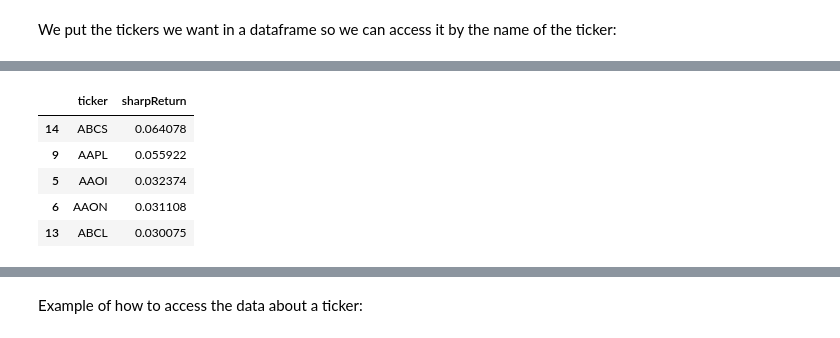
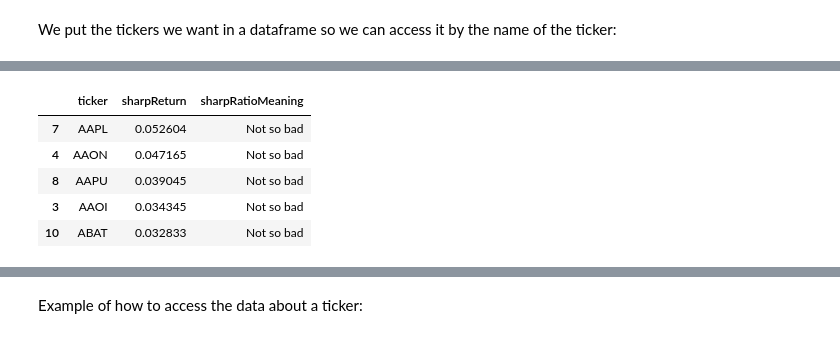
Before and after one commit to AugustinSamier/BigDataFrameworks, a Jupyter notebook: Project.ipynb, the cells around one changed output, grey strips where cells are left out. Saved outputs shown, nothing was run; the diff lists cells and outputs as text; code cells hidden in the pictures.

```diff
--- a/Project.ipynb
+++ b/Project.ipynb
@@ -55,7 +63,7 @@ First we can check how much different tickers there are in the NASDAQ stock mark
 # %%
 nas_list=si.tickers_nasdaq()
 print("Tickers in Nasdaq:", len(nas_list))
-print(nas_list[0:15])
-nasdaq_list=nas_list[0:15]
+print(nas_list[0:30])
+nasdaq_list=nas_list[0:30]
 # %% [output]
 Tickers in Nasdaq: 4811
@@ -67,11 +75,16 @@ dfday=pd.DataFrame()
 dfmin=pd.DataFrame()
 dateToday=datetime.today().strftime("%Y-%m-%d")
 date7days=(datetime.today()-timedelta(days=7)).strftime("%Y-%m-%d")
+valid_nasdaq_list=[]
 for ticker in nasdaq_list:
+    data_tickers_min=get_data(ticker, start_date=date7days, index_as_date = True, interval="1m")
     data_tickers_d= get_data(ticker, start_date="11/30/2014", index_as_date = True, interval="1d")
-    dfday=pd.concat([dfday,data_tickers_d])
-    data_tickers_min=get_data(ticker, start_date=date7days, index_as_date = True, interval="1m")
-    dfmin=pd.concat([dfmin,data_tickers_min])
+    if((data_tickers_min["close"].count()>100)and(data_tickers_d["close"].count()>100)): #we put this treshold to remove tickers with small amount of data
+        dfmin=pd.concat([dfmin,data_tickers_min])
+        dfday=pd.concat([dfday,data_tickers_d])
+        valid_nasdaq_list.append(ticker)
+    else:
+        print(f"{ticker} removed")
 
 def dataEng(data):
     df=data
@@ -87,4 +100,4 @@ def dataEng(data):
 df_day=dataEng(dfday)
 df_min=dataEng(dfmin)
 
-df_day["return"]=df_day["adjclose"].pct_change()
+df_day["return"]=df_day.groupby("ticker")["close"].pct_change()
@@ -91,19 +112,31 @@ df_day["return"]=df_day["adjclose"].pct_change()
 # %%
 sharpReturnDf=pd.DataFrame()
-sharpReturnDf["ticker"]=nasdaq_list
-risk_free=0.02/252
-for ticker in nasdaq_list:
+sharpReturnDf["ticker"]=valid_nasdaq_list
+risk_free=0.02/252 #2%/per year cause there are 252 days of open stock market per year
+for ticker in valid_nasdaq_list:
     dfreturn=pd.DataFrame()
     dfreturn=df_day[df_day["ticker"]==ticker]
     returnR=dfreturn["return"].mean()
     vola=dfreturn["return"].std()
     sharpReturnDf.loc[sharpReturnDf["ticker"]==ticker,"sharpReturn"]=(returnR-risk_free)/vola #dataframe of sharpreturn ratio for each chart
 sharpReturnDf=sharpReturnDf.sort_values(by="sharpReturn",ascending=False)
+
+def sharpRatioLabel(ratio):
+    if ratio<0:
+        return "Bad"
+    if ((ratio>0) & (ratio<1)):
+        return "Not so bad"
+    if ((ratio>=1) & (ratio<2)):
+        return "Good"
+    if (ratio >=2):
+        return "Amazing"
+
+sharpReturnDf["sharpRatioMeaning"]=sharpReturnDf["sharpReturn"].apply(sharpRatioLabel)
 sharpReturnDf.head()
 # %% [output]
-|  | ticker | sharpReturn |
-| 14 | ABCS | 0.064078 |
-| 9 | AAPL | 0.055922 |
-| 5 | AAOI | 0.032374 |
-| 6 | AAON | 0.031108 |
-| 13 | ABCL | 0.030075 |
+|  | ticker | sharpReturn | sharpRatioMeaning |
+| 7 | AAPL | 0.052604 | Not so bad |
+| 4 | AAON | 0.047165 | Not so bad |
+| 8 | AAPU | 0.039045 | Not so bad |
+| 3 | AAOI | 0.034345 | Not so bad |
+| 10 | ABAT | 0.032833 | Not so bad |
```
Also changed, not shown: parts of 7 cells of this notebook.
